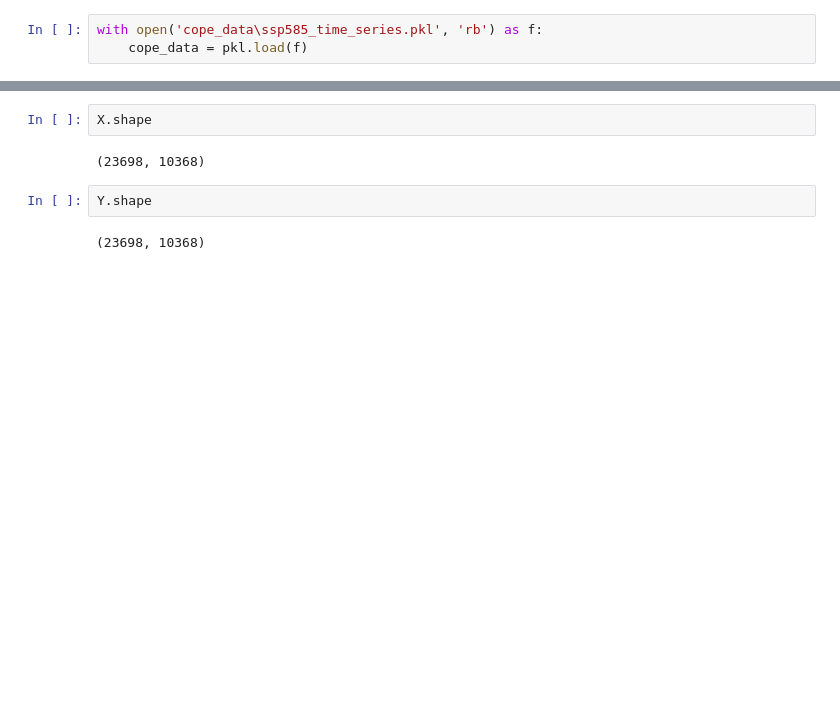
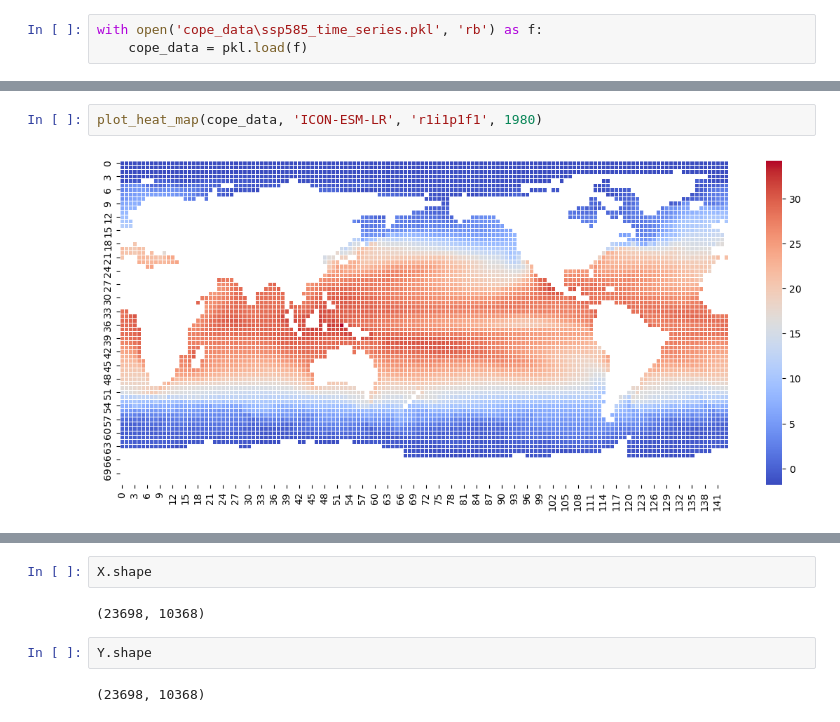
Before and after one commit to Victor2175/gm4cs-m, a Jupyter notebook: ridge_regression.ipynb, the cells around one changed output, grey strips where cells are left out. Cells and saved outputs as stored; diff of their text form; blank space fills up the shorter version.

```diff
--- a/ridge_regression.ipynb
+++ b/ridge_regression.ipynb
@@ -83,0 +56,4 @@ X, Y = np.array(X), np.array(Y)
+# %%
+plot_heat_map(cope_data, 'ICON-ESM-LR', 'r1i1p1f1', 1980)
+# %% [output]
+[figure, added]
```
Also changed, not shown: parts of 26 cells of this notebook, 3 other files.
